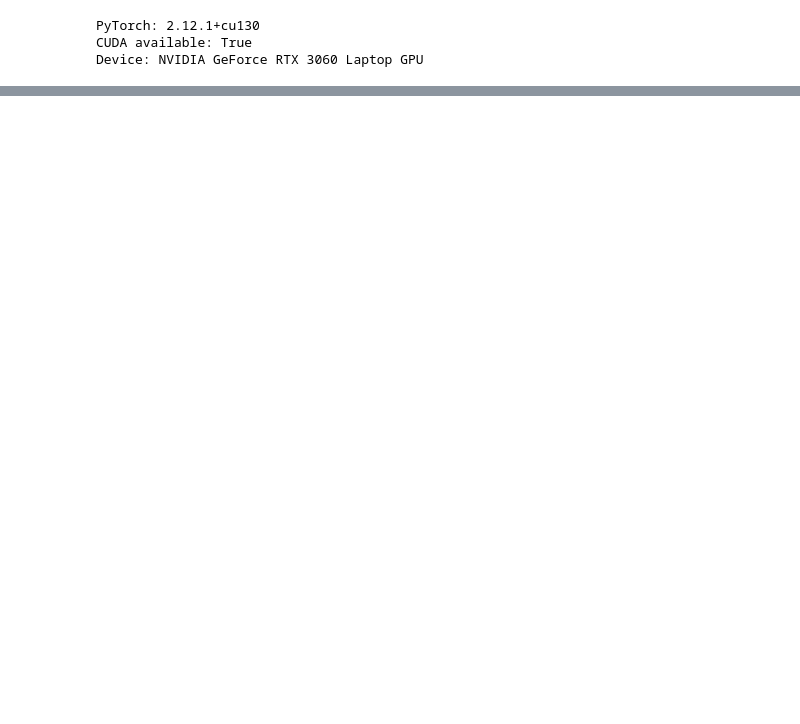
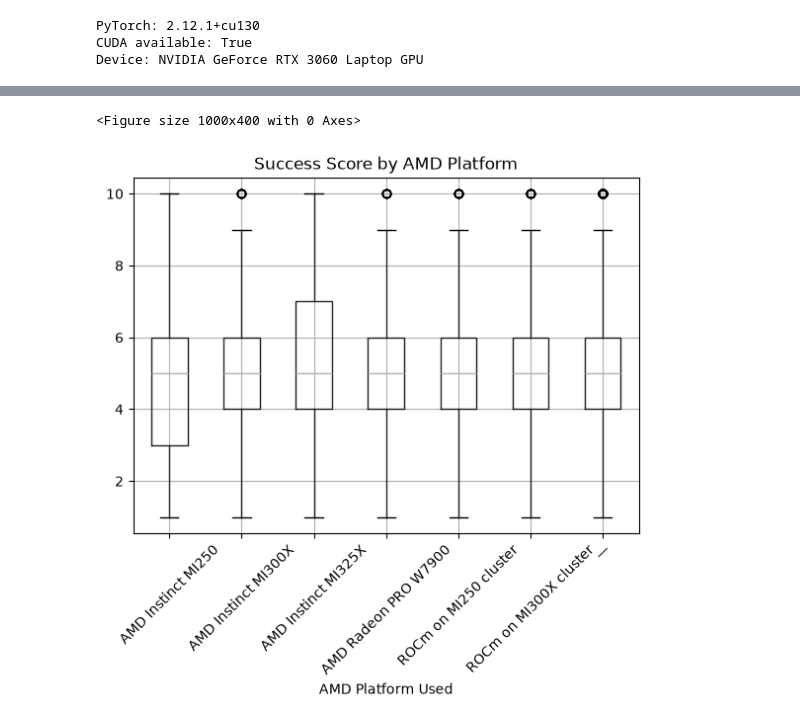
Before and after one commit to p-karmelita/UvicornForge-AI, a Jupyter notebook: backend/unicornforge_amd_training.ipyn.ipynb, the cells around one changed output, grey strips where cells are left out. Cells and saved outputs as stored; diff of their text form; code cells hidden in the pictures; blank space fills up the shorter version.

```diff
--- a/backend/unicornforge_amd_training.ipyn.ipynb
+++ b/backend/unicornforge_amd_training.ipyn.ipynb
@@ -77,0 +128,24 @@ print("Sample predictions:", metrics["predictions"])
+# %%
+%pip install matplotlib
+import pandas as pd
+import matplotlib.pyplot as plt
+
+df = pd.read_csv(DEFAULT_DATASET_PATH)
+
+# AMD Platform impact
+print('Mean Success Score by AMD Platform Used:')
+print(df.groupby('AMD Platform Used')['Success Score'].mean().sort_values(ascending=False))
+
+# Compute Platform
+print('\nMean Success Score by Compute Platform:')
+print(df.groupby('Compute Platform')['Success Score'].mean())
+
+# Fireworks credits correlation
+print('\nCorrelation Fireworks Credits vs Score:', df['Fireworks AI Credits Used ($, cumulative)'].corr(df['Success Score']))
+
+plt.figure(figsize=(10,4))
+df.boxplot(column='Success Score', by='AMD Platform Used', rot=45)
+plt.title('Success Score by AMD Platform')
+plt.suptitle('')
+plt.show()
+# %% [output]
@@ -77,0 +169,2 @@ print("Sample predictions:", metrics["predictions"])
+<Figure size 1000x400 with 0 Axes>
+[figure, added]
```
Also changed, not shown: parts of 13 cells of this notebook, 10 other files.
